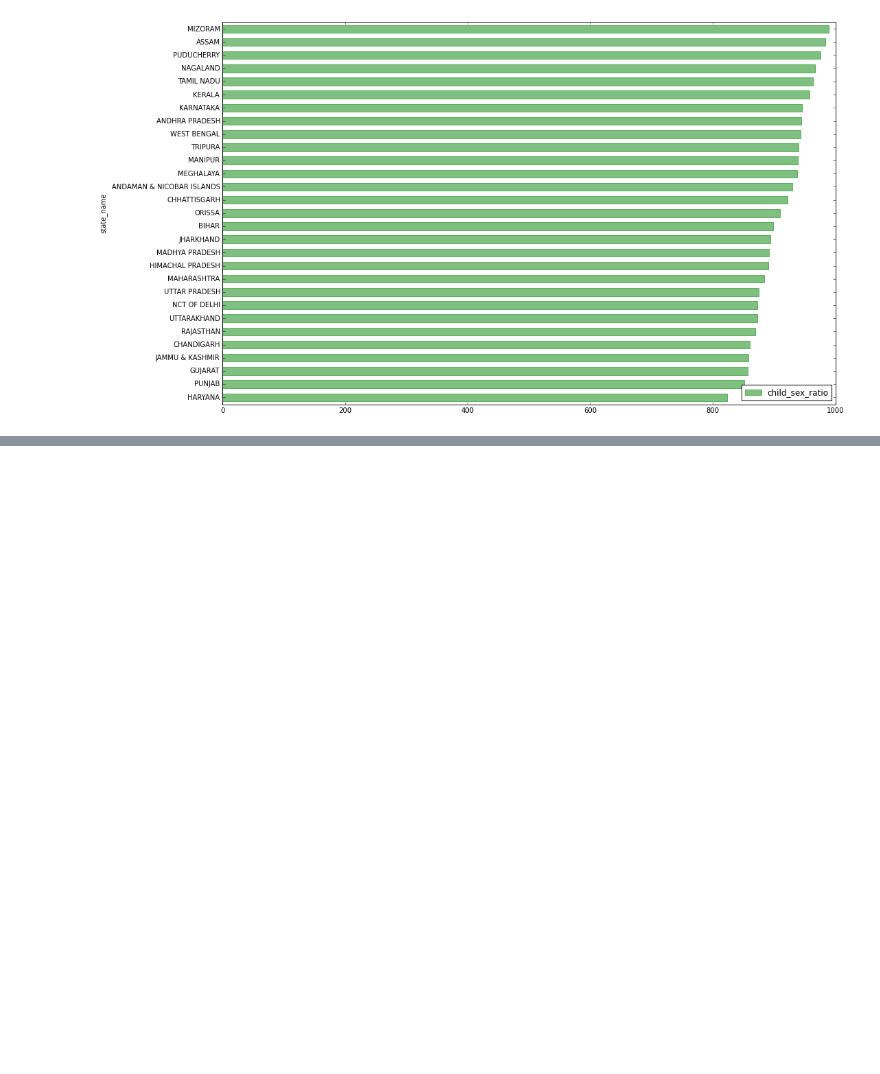
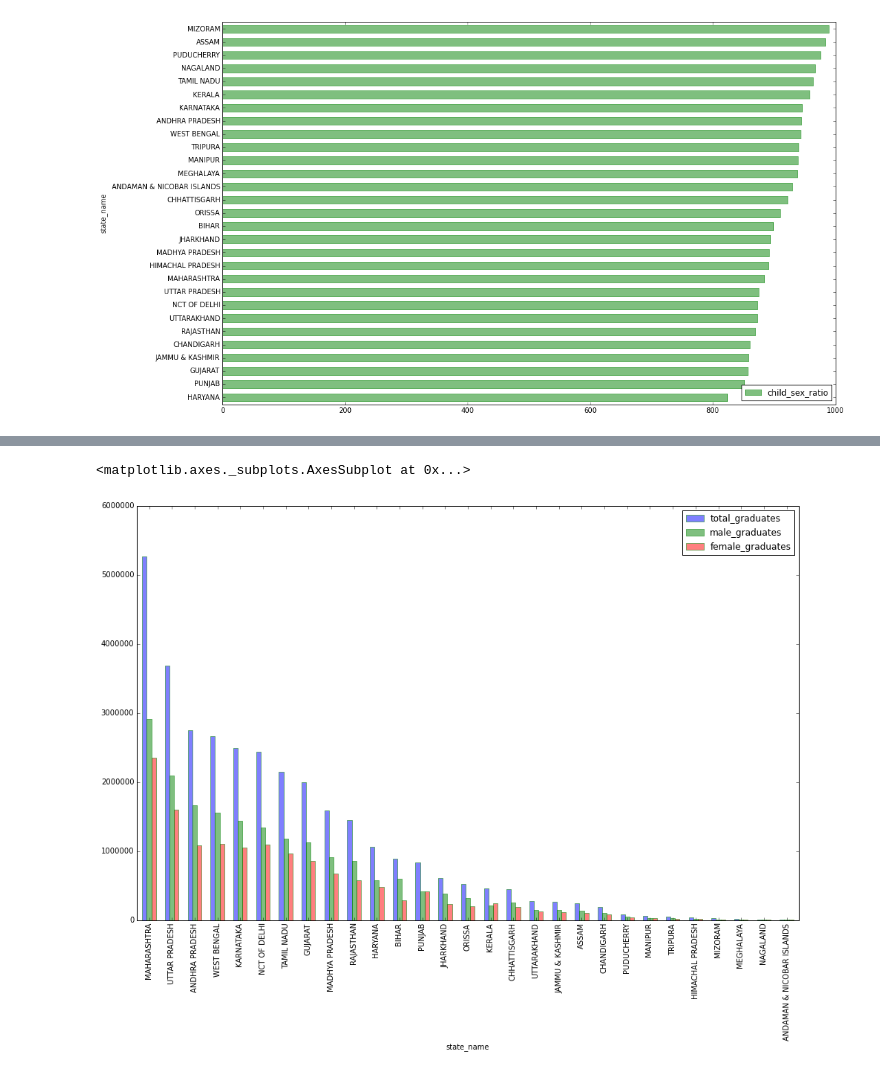
Before and after one commit to ankit864/kaggle, a Jupyter notebook: Top 500 cities India/indian_city.ipynb, the cells around one changed output, grey strips where cells are left out. Saved outputs shown, nothing was run; the diff lists cells and outputs as text; code cells hidden in the pictures; blank space fills up the shorter version.

```diff
--- a/Top 500 cities India/indian_city.ipynb
+++ b/Top 500 cities India/indian_city.ipynb
@@ -78,0 +106,18 @@ state_sex_ratio.plot(kind="barh",
+# %%
+state_graduate  = data[["state_name",
+                                  "total_graduates",
+                                  "male_graduates",
+                                  "female_graduates"]].groupby("state_name").agg({"total_graduates":np.sum,
+                                                                                "male_graduates":np.sum,
+                                                                                "female_graduates":np.sum}).sort("total_graduates", ascending=False)
+state_graduate.plot(kind="bar",
+                      grid=False,
+                      figsize=(16,10),
+                      #color="r",
+                      alpha = 0.5,
+                      width=0.6,
+                      stacked = False,
+                     edgecolor="g",)
+# %% [output]
+<matplotlib.axes._subplots.AxesSubplot at 0x...>
+[figure, added]
```
Also changed, not shown: parts of 4 cells of this notebook.
